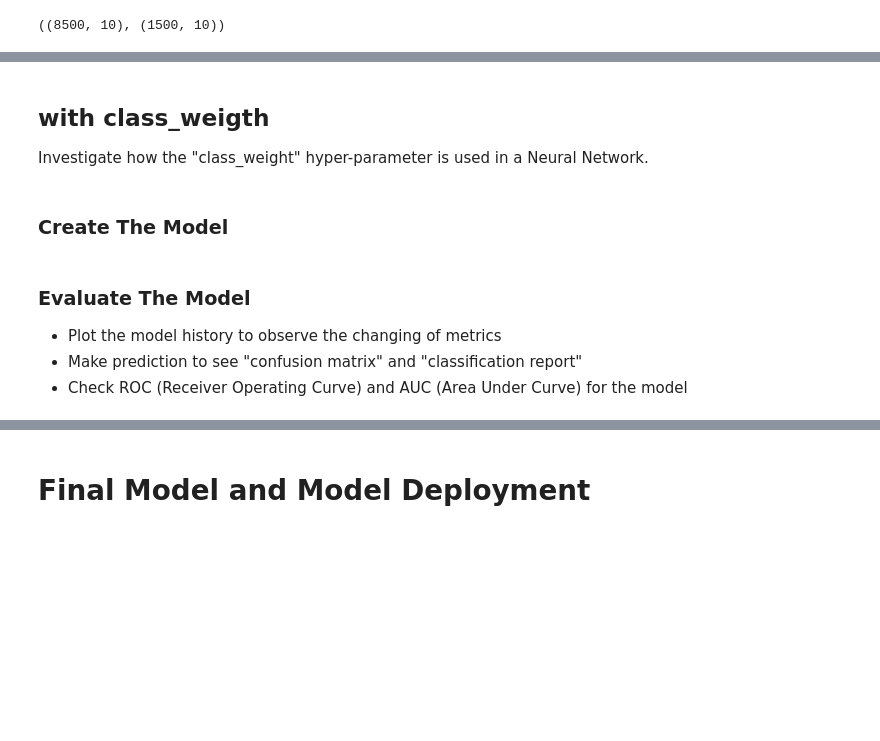
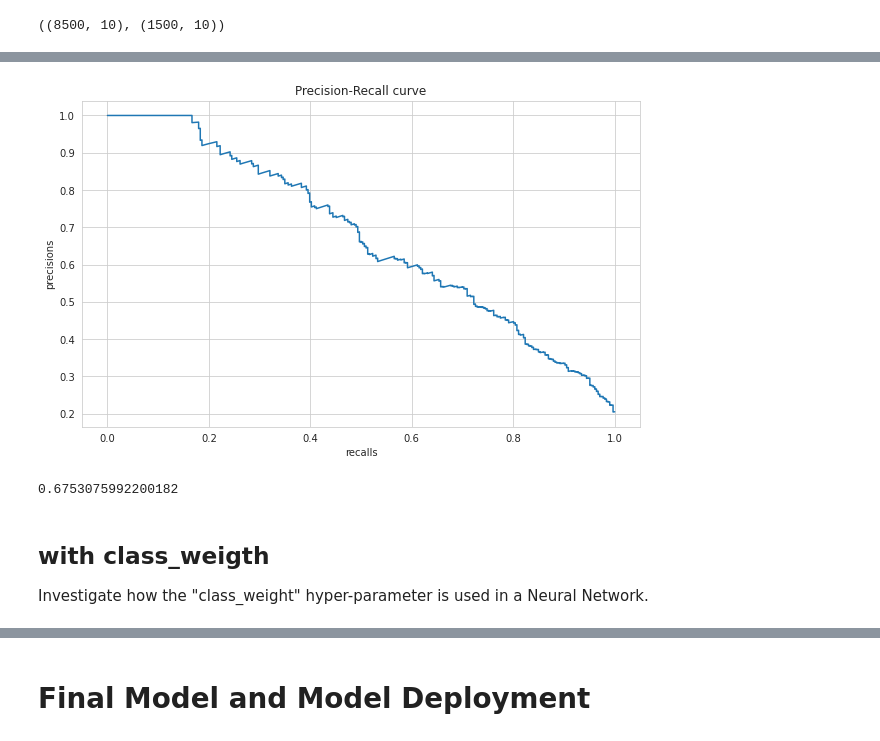
Before and after one commit to muhsinayaz/Assignments, a Jupyter notebook: 08-Deep-Learning/DL-Assignment-1 (Classification with ANN-Churn Prediction)-Student.ipynb, the cells around one changed output, grey strips where cells are left out. Drawn from its saved outputs; the diff is of its cells as text; code cells hidden in the pictures; blank space fills up the shorter version.

```diff
--- a/08-Deep-Learning/DL-Assignment-1 (Classification with ANN-Churn Prediction)-Student.ipynb
+++ b/08-Deep-Learning/DL-Assignment-1 (Classification with ANN-Churn Prediction)-Student.ipynb
@@ -203,0 +288,9 @@ model.fit(x = X_train_trans, y = y_train, validation_split = 0.1, batch_size = 3
+# %%
+y_pred_proba = model.predict(X_test)
+precisions, recalls, thresholds = precision_recall_curve(y_test, y_pred_proba)
+plt.plot(recalls, precisions, label='ANN')
+plt.xlabel('recalls')
+plt.ylabel('precisions')
+plt.title('Precision-Recall curve')
+plt.show()
+# %% [output]
@@ -203,0 +298,6 @@ model.fit(x = X_train_trans, y = y_train, validation_split = 0.1, batch_size = 3
+[figure, added]
+# %%
+non_weighted_pre_score = average_precision_score(y_test, y_pred_proba)
+non_weighted_pre_score
+# %% [output]
+0.6753075992200182
@@ -205,11 +308,3 @@ model.fit(x = X_train_trans, y = y_train, validation_split = 0.1, batch_size = 3
 ## with class_weigth
 
 Investigate how the "class_weight" hyper-parameter is used in a Neural Network.
-# %% [markdown]
-### Create The Model
-# %% [markdown]
-### Evaluate The Model
-
-- Plot the model history to observe the changing of metrics
-- Make prediction to see "confusion matrix" and "classification report"
-- Check ROC (Receiver Operating Curve) and AUC (Area Under Curve) for the model
```
Also changed, not shown: parts of 79 cells of this notebook, 1 other file.
